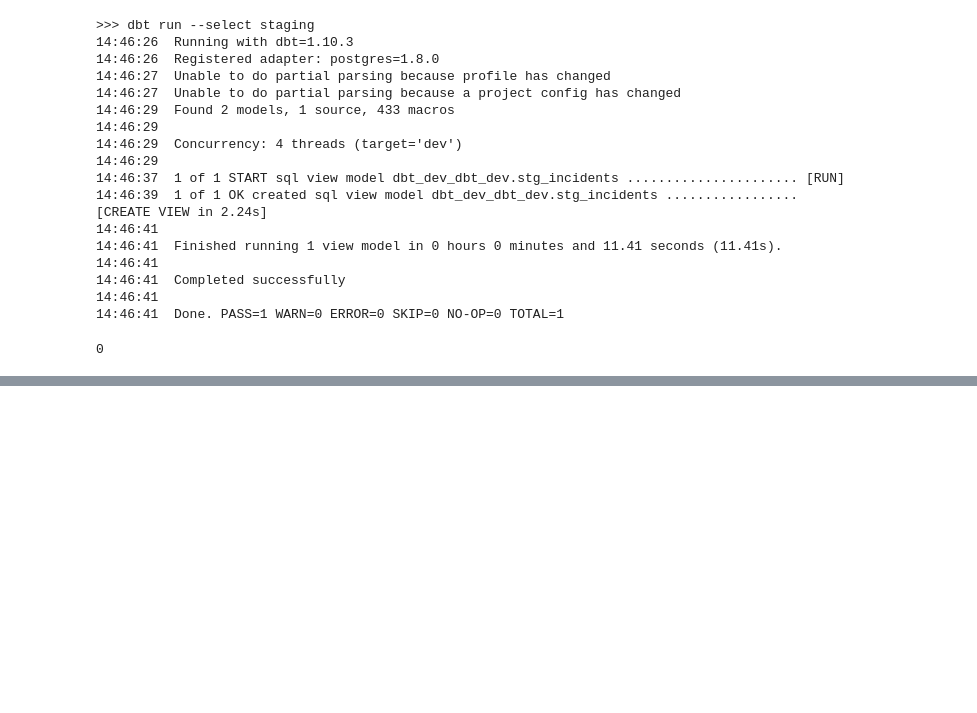
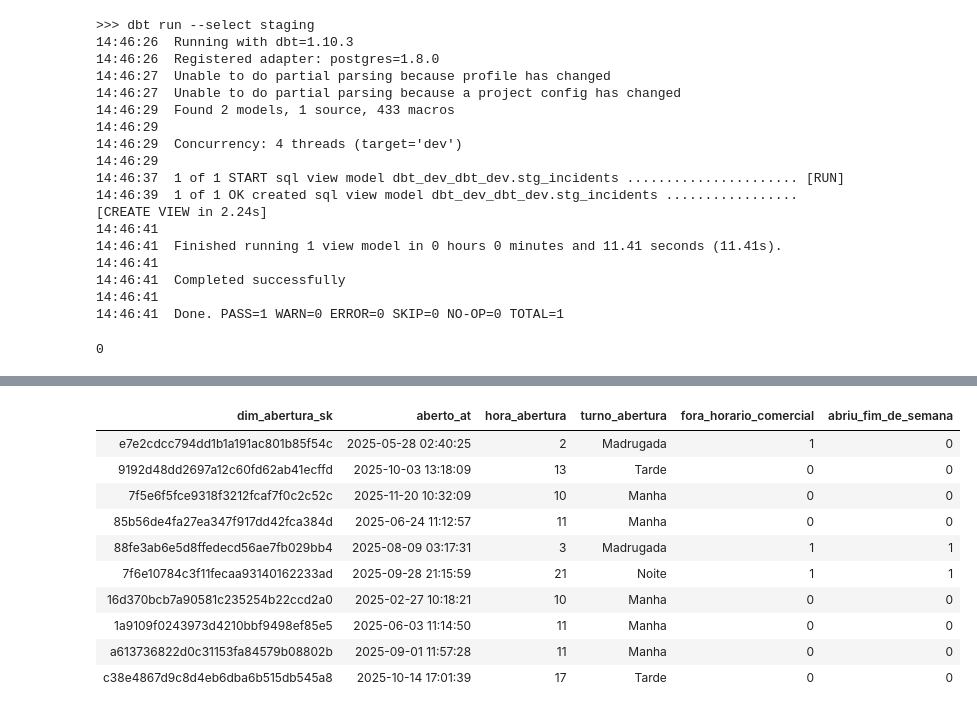
Before and after one commit to LucasBitte/aiops-locaweb-predictive-analytics, a Jupyter notebook: notebooks/03_dbt_star_schema.ipynb, the cells around one changed output, grey strips where cells are left out. Drawn from its saved outputs; the diff is of its cells as text; code cells hidden in the pictures; blank space fills up the shorter version.

```diff
--- a/notebooks/03_dbt_star_schema.ipynb
+++ b/notebooks/03_dbt_star_schema.ipynb
@@ -151,0 +478,71 @@ run_dbt('run --select staging')
+# %%
+%%sql
+-- ─────────────────────────────────────────────────────────────
+-- dim_abertura.sql
+--
+-- Essa dimensão enriquece o timestamp de abertura com
+-- atributos de contexto operacional que não cabem na dim_tempo.
+--
+-- A diferença entre dim_tempo e dim_abertura é a granularidade:
+--   dim_tempo  → granularidade de DIA  (uma linha por data)
+--   dim_abertura → granularidade de TIMESTAMP (uma linha por abertura)
+--
+-- Isso me permite analisar padrões intradiários como
+-- horário de pico, turno com mais violações e
+-- comportamento fora do horário comercial
+-- ─────────────────────────────────────────────────────────────
+
+SELECT DISTINCT
+
+    -- Surrogate key baseada no timestamp completo de abertura.
+    -- Uso o timestamp e não só a data porque precisamos
+    -- de granularidade de hora para análise de turno
+    MD5("Aberto"::text)                                 AS dim_abertura_sk,
+
+    -- Timestamp original preservado para drill-down fino
+    "Aberto"::timestamp                                 AS aberto_at,
+
+    -- Hora de abertura extraída do timestamp.
+    -- Feature de alta importância no modelo de classificação —
+    -- incidentes abertos de madrugada têm maior risco de SLA
+    -- porque a equipe está em sobreaviso com capacidade reduzida
+    EXTRACT(HOUR FROM "Aberto"::timestamp)::int         AS hora_abertura,
+
+    -- Classificação do período do dia em turnos operacionais.
+    -- Uso isso no Power BI para filtrar por turno e identificar
+    -- qual período concentra mais incidentes críticos
+    CASE
+        WHEN EXTRACT(HOUR FROM "Aberto"::timestamp)
+             BETWEEN 6  AND 11 THEN 'Manha'
+        WHEN EXTRACT(HOUR FROM "Aberto"::timestamp)
+             BETWEEN 12 AND 17 THEN 'Tarde'
+        WHEN EXTRACT(HOUR FROM "Aberto"::timestamp)
+             BETWEEN 18 AND 23 THEN 'Noite'
+        ELSE                        'Madrugada'
+    END                                                 AS turno_abertura,
+
+    -- Flag de horário fora do comercial.
+    -- Minha hipótese, confirmada na análise exploratória,
+    -- é que incidentes fora do horário 08h-18h têm
+    -- maior probabilidade de violar SLA
+    CASE
+        WHEN EXTRACT(HOUR FROM "Aberto"::timestamp)
+             NOT BETWEEN 8 AND 18 THEN 1
+        ELSE 0
+    END                                                 AS fora_horario_comercial,
+
+    -- Flag de fim de semana no timestamp de abertura.
+    -- Diferente da dim_tempo que olha para a data,
+    -- aqui eu valido o dia da semana no momento exato
+    -- do registro para não ter divergência de classificação
+    CASE
+        WHEN EXTRACT(DOW FROM "Aberto"::timestamp)
+             IN (0,6) THEN 1
+        ELSE 0
+    END                                                 AS abriu_fim_de_semana
+
+FROM dbt_dev.raw_incidents_silver
+WHERE "Aberto" IS NOT NULL
+
+limit 10
+# %% [output]
@@ -151,0 +551,11 @@ run_dbt('run --select staging')
+| dim_abertura_sk | aberto_at | hora_abertura | turno_abertura | fora_horario_comercial | abriu_fim_de_semana |
+| e7e2cdcc794dd1b1a191ac801b85f54c | 2025-05-28 02:40:25 | 2 | Madrugada | 1 | 0 |
+| 9192d48dd2697a12c60fd62ab41ecffd | 2025-10-03 13:18:09 | 13 | Tarde | 0 | 0 |
+| 7f5e6f5fce9318f3212fcaf7f0c2c52c | 2025-11-20 10:32:09 | 10 | Manha | 0 | 0 |
+| 85b56de4fa27ea347f917dd42fca384d | 2025-06-24 11:12:57 | 11 | Manha | 0 | 0 |
+| 88fe3ab6e5d8ffedecd56ae7fb029bb4 | 2025-08-09 03:17:31 | 3 | Madrugada | 1 | 1 |
+| 7f6e10784c3f11fecaa93140162233ad | 2025-09-28 21:15:59 | 21 | Noite | 1 | 1 |
+| 16d370bcb7a90581c235254b22ccd2a0 | 2025-02-27 10:18:21 | 10 | Manha | 0 | 0 |
+| 1a9109f0243973d4210bbf9498ef85e5 | 2025-06-03 11:14:50 | 11 | Manha | 0 | 0 |
+| a613736822d0c31153fa84579b08802b | 2025-09-01 11:57:28 | 11 | Manha | 0 | 0 |
+| c38e4867d9c8d4eb6dba6b515db545a8 | 2025-10-14 17:01:39 | 17 | Tarde | 0 | 0 |
```
Also changed, not shown: parts of 13 cells of this notebook, 2 other files.
